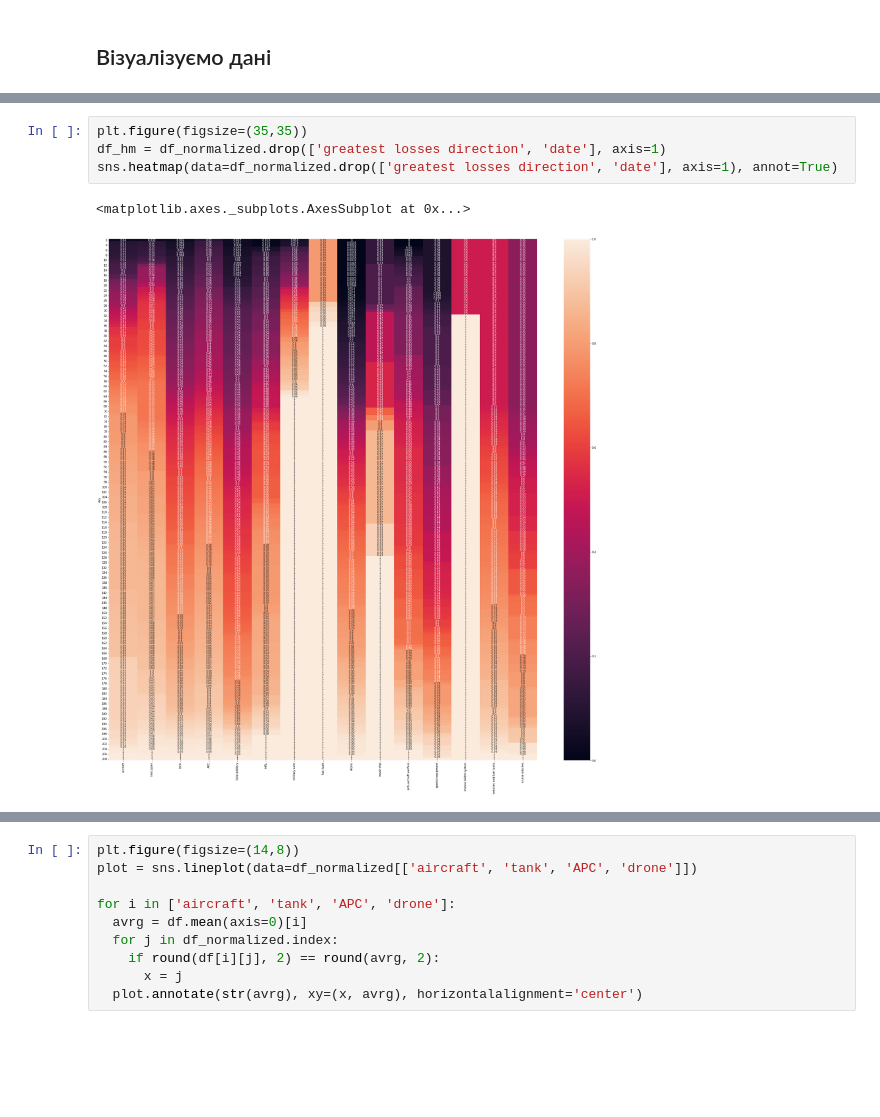
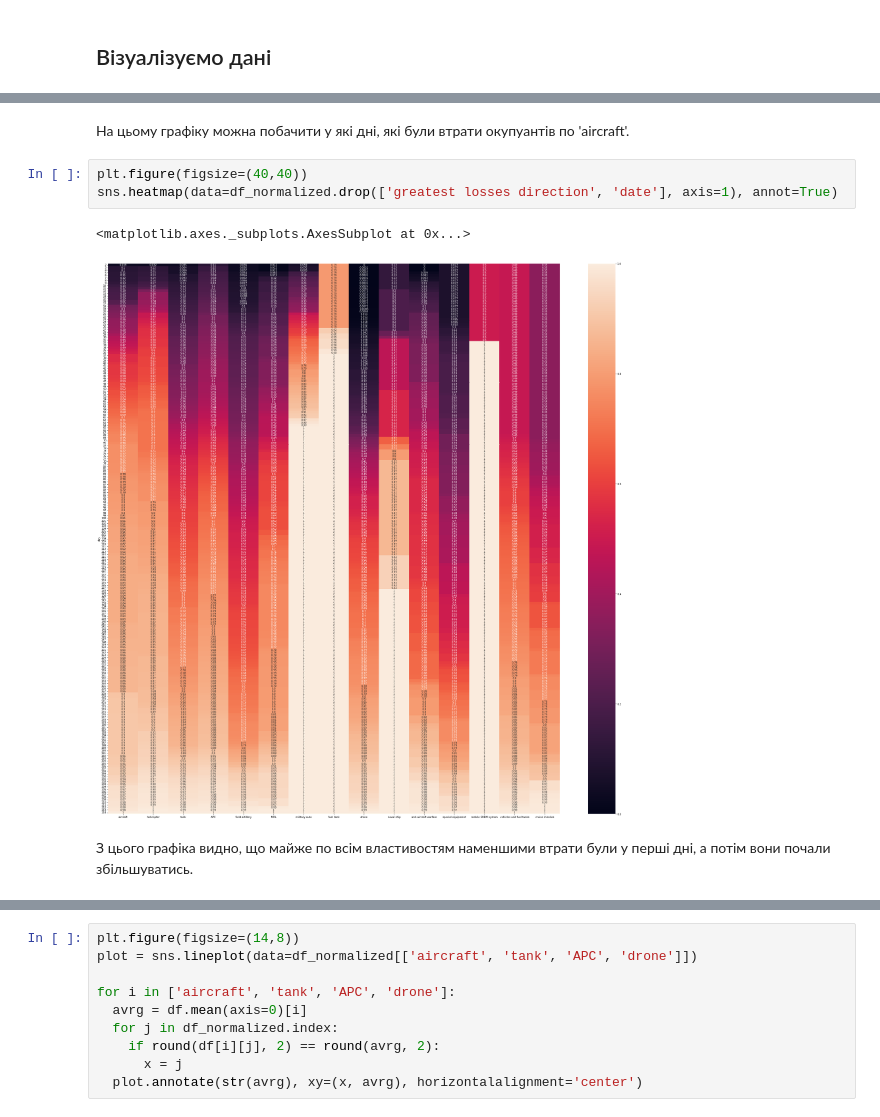
Before and after one commit to nastyabekesheva/DataScience, a Jupyter notebook: coursework/courseworkDS.ipynb, the cells around one changed output, grey strips where cells are left out. Cells and saved outputs as stored; diff of their text form; blank space fills up the shorter version.

```diff
--- a/coursework/courseworkDS.ipynb
+++ b/coursework/courseworkDS.ipynb
@@ -354,9 +377,12 @@ plt.xticks([x for x in df_normalized.index if x%5 == 0])
+# %% [markdown]
+На цьому графіку можна побачити у які дні, які були втрати окупуантів по 'aircraft'.
 # %%
-plt.figure(figsize=(35,35))
-df_hm = df_normalized.drop(['greatest losses direction', 'date'], axis=1)
+plt.figure(figsize=(40,40))
 sns.heatmap(data=df_normalized.drop(['greatest losses direction', 'date'], axis=1), annot=True)
 # %% [output]
 <matplotlib.axes._subplots.AxesSubplot at 0x...>
-[figure, old version]
+[figure, new version]
+# %% [markdown]
+З цього графіка видно, що майже по всім властивостям наменшими втрати були у перші дні, а потім вони почали збільшуватись.
 # %%
 plt.figure(figsize=(14,8))
```
Also changed, not shown: parts of 23 cells of this notebook.
